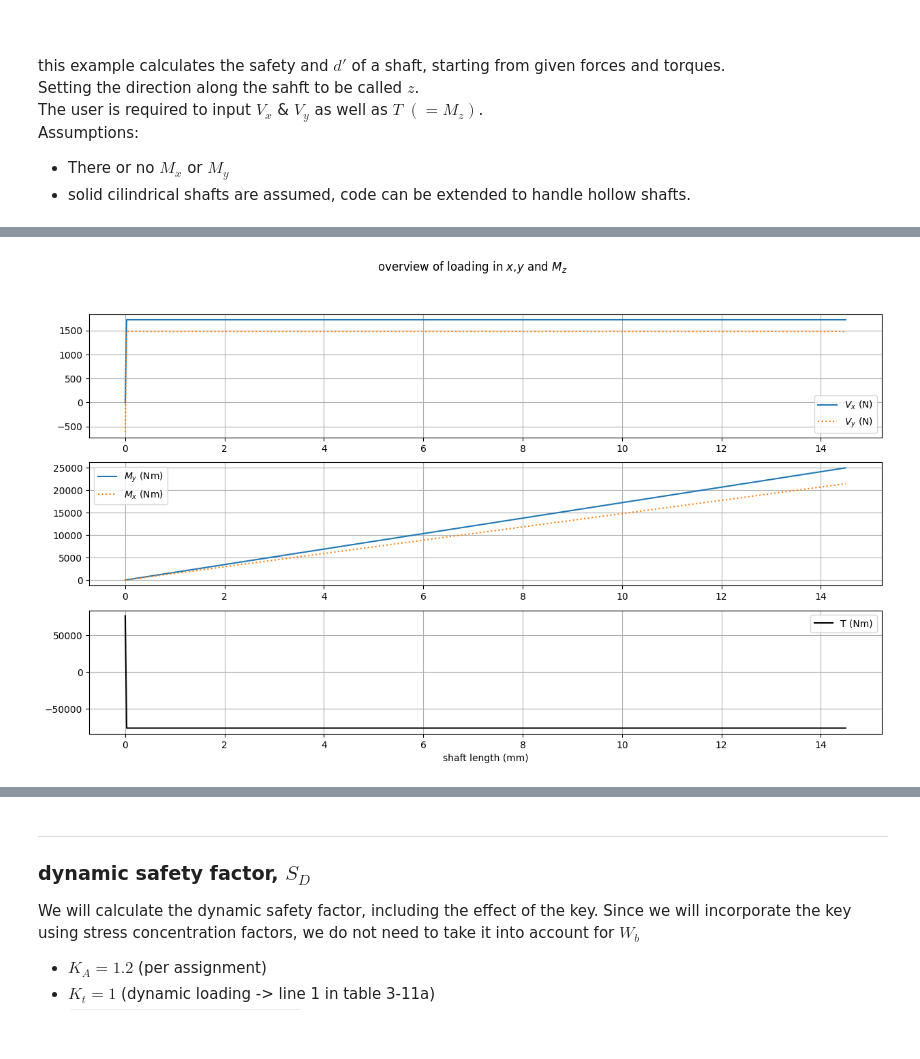
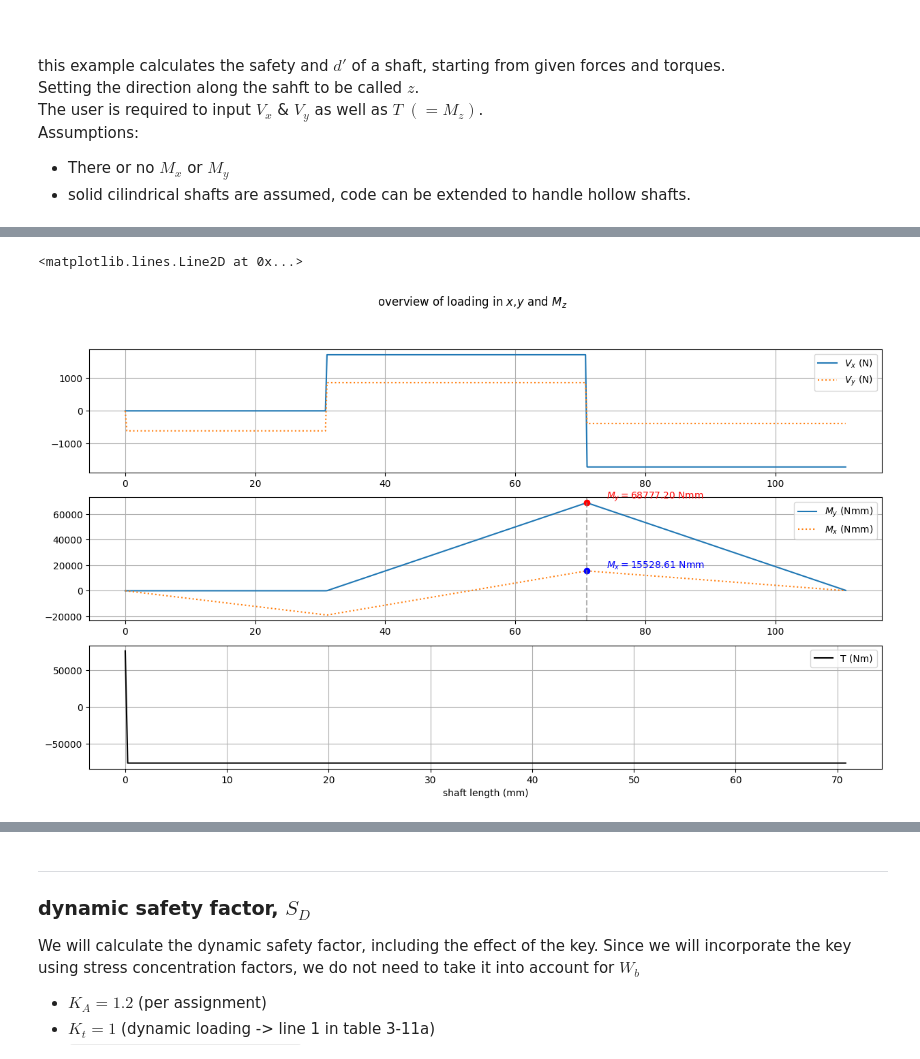
Before and after one commit to Angela-NG/machine-design, a Jupyter notebook: ShaftCalculation_General.ipynb, the cells around one changed output, grey strips where cells are left out. Drawn from its saved outputs; the diff is of its cells as text; code cells hidden in the pictures; some formulas as TeX source.

```diff
--- a/ShaftCalculation_General.ipynb
+++ b/ShaftCalculation_General.ipynb
@@ -30,8 +30,8 @@ K_A_initial = 1    # setting a firs estimate of K_A
 z = sp.Symbol('z')     # creating a symbol to express the length direction of the shaft
 
 # starting with an example load
-V_x = sp.Piecewise((0*N_,z<=0*mm_),(1721.5*N_,z<=31*mm_),(-3443*N_,z<=71*mm_),(1721.5*N_,z<=111*mm_)) * S.K_A
-V_y = sp.Piecewise((-613.7*N_,z<=0*mm_),(1478*N_,z<=31*mm_),(-1253*N_,z<=71*mm_),(388.7*N_,z<=111*mm_)) * S.K_A
+V_x = sp.Piecewise((0*N_,z<=0*mm_),(0*N_,z<=31*mm_),(1721.5*N_,z<=71*mm_),(-1721.5*N_,z<=111*mm_)) * S.K_A
+V_y = sp.Piecewise((0*N_,z<=0*mm_),(-613.7*N_,z<=31*mm_),(864.3*N_,z<=71*mm_),(-388.7*N_,z<=111*mm_)) * S.K_A
 temp = sp.integrate(V_x,z)
 M_y = sp.Piecewise(*temp.args[:-1])    #removing NaN part that is generated by the sp.integrate section
 temp = sp.integrate(V_y,z)
@@ -65,35 +65,59 @@ $\displaystyle T = K_{A} \left(\begin{cases} 75760.0 N_{} mm_{} & \text{for}\: z
 # %%
 ## V,M,T graph
 # step 0, create list of values for the x axis of the figure (in this case called z_val)
-z_val = np.linspace(0,600,500)  # the max of the length of the shaft, 500 points
+z_val = np.linspace(0,121,500)  # the max of the length of the shaft, 500 points
 # step 1A, substitute with known values
 V_x1 = HM.substitute(V_x,S,K_A = K_A_initial)
 V_y1 = HM.substitute(V_y,S,K_A = K_A_initial)
 M_y1 = HM.substitute(M_y,S,K_A = K_A_initial)
 M_x1 = HM.substitute(M_x,S,K_A = K_A_initial)
 T1 = HM.substitute(T,S,K_A = K_A_initial)
 # step 1B, evaluate
 y_V_x = HM.evaluate(V_x1,{'z':z_val})
 y_M_y = HM.evaluate(M_y1,{'z':z_val})
 y_V_y = HM.evaluate(V_y1,{'z':z_val})
 y_M_x = HM.evaluate(M_x1,{'z':z_val})
 y_T = HM.evaluate(T1,{'z':z_val})
 # step 2  graph
 fig1,ax1 = plt.subplots(3,1,figsize=(15, 8))
 line1 = ax1[0].plot(z_val,y_V_x,label=f'$V_x$ (N)')
 line1 = ax1[0].plot(z_val,y_V_y,label=f'$V_y$ (N)',linestyle=':')
-line3 = ax1[1].plot(z_val,y_M_y,label=f'$M_y$ (Nm)')
-line3 = ax1[1].plot(z_val,y_M_x,label=f'$M_x$ (Nm)',linestyle=':')
+line3 = ax1[1].plot(z_val,y_M_y,label=f'$M_y$ (Nmm)')
+line3 = ax1[1].plot(z_val,y_M_x,label=f'$M_x$ (Nmm)',linestyle=':')
 line5 = ax1[2].plot(z_val,y_T,label='T (Nm)',color='k')
 
 for a in ax1:
     a.legend()
     a.grid()
 ax1[2].set_xlabel('shaft length (mm)')
 fig1.suptitle(f'overview of loading in $x$,$y$ and $M_z$')
 t=0
+
+
+
+# step 3: 在 z=71 mm 处标注 M_y 和 M_x 的值
+z_target = 71
+
+# 找到最接近 71 mm 的索引
+idx = np.argmin(np.abs(z_val - z_target))
+
+# 对应的值
+My_val = y_M_y[idx]
+Mx_val = y_M_x[idx]
+
+# 在图上标注（ax1[1] 是弯矩图）
+ax1[1].plot(z_target, My_val, 'ro')  # 红点
+ax1[1].plot(z_target, Mx_val, 'bo')  # 蓝点
+
+# 添加文字标注
+ax1[1].text(z_target + 3, My_val, f'$M_y={My_val:.2f}$ Nmm', color='r', va='bottom')
+ax1[1].text(z_target + 3, Mx_val, f'$M_x={Mx_val:.2f}$ Nmm', color='b', va='bottom')
+
+# 也可以添加垂线帮助对齐
+ax1[1].axvline(x=z_target, color='gray', linestyle='--', alpha=0.6)
 # %% [output]
+<matplotlib.lines.Line2D at 0x...>
-[figure, old version]
+[figure, new version]
 # %%
 
 # some numbers, to be alterd according to use case
```
Also changed, not shown: parts of 8 cells of this notebook.
